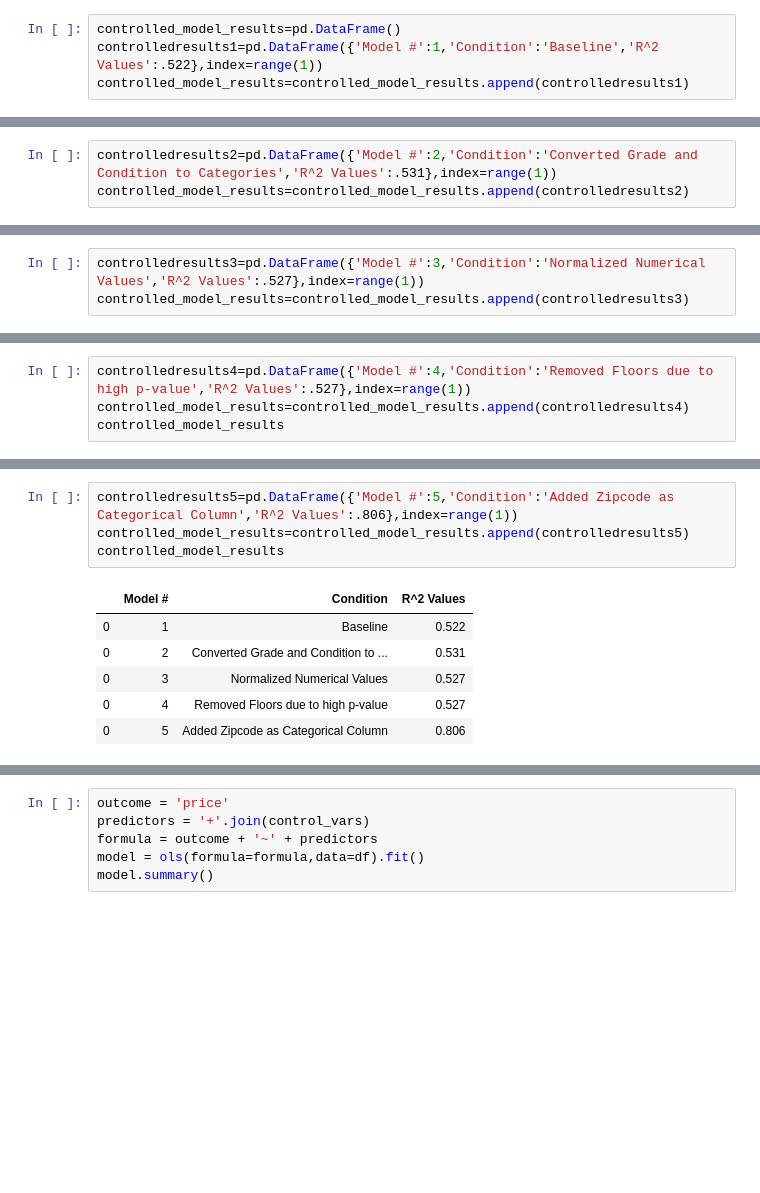
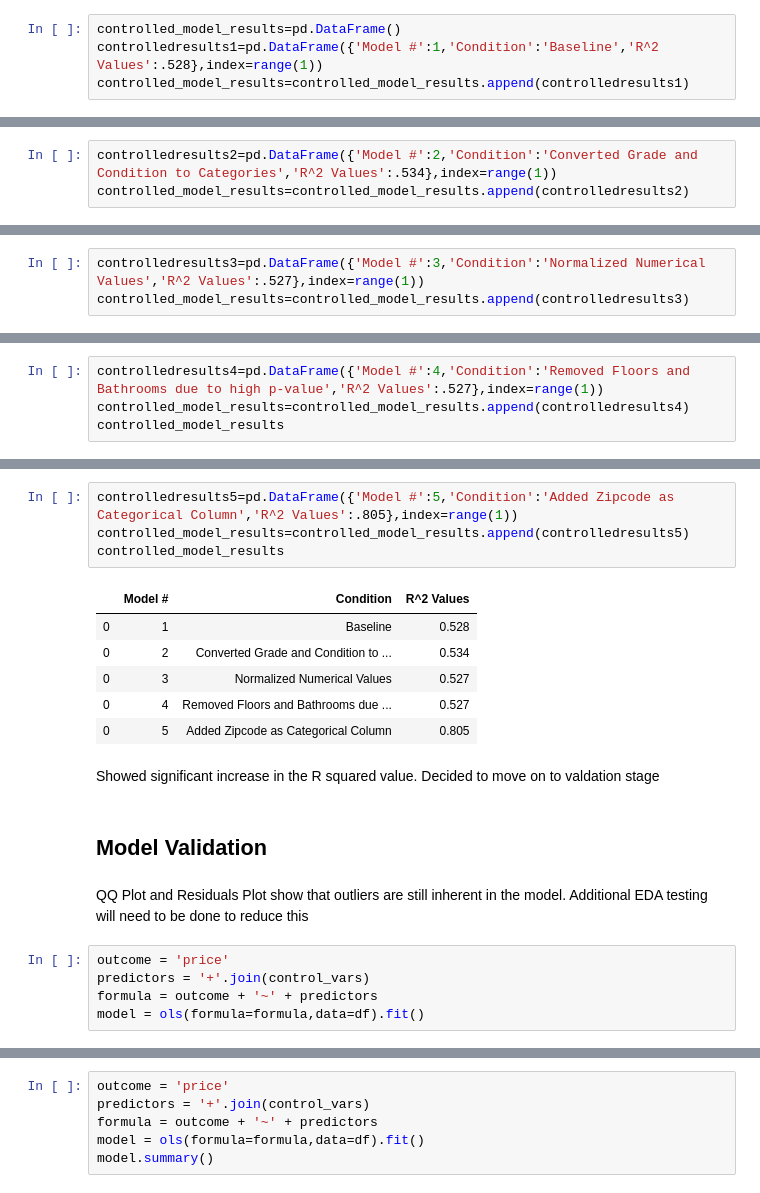
Before and after one commit to will4865/Predicting-Real-Estate-Prices, a Jupyter notebook: Untitled.ipynb, the cells around one changed output, grey strips where cells are left out. Cells and saved outputs as stored; diff of their text form; blank space fills up the shorter version.

```diff
--- a/Untitled.ipynb
+++ b/Untitled.ipynb
@@ -322,7 +447,7 @@ Warnings:
 strong multicollinearity or other numerical problems.
 # %%
 controlled_model_results=pd.DataFrame()
-controlledresults1=pd.DataFrame({'Model #':1,'Condition':'Baseline','R^2 Values':.522},index=range(1))
+controlledresults1=pd.DataFrame({'Model #':1,'Condition':'Baseline','R^2 Values':.528},index=range(1))
 controlled_model_results=controlled_model_results.append(controlledresults1)
 # %%
 controlled_model_results
@@ -370,7 +497,7 @@ Warnings:
 [2] The condition number is large, 1e+06. This might indicate that there are
 strong multicollinearity or other numerical problems.
 # %%
-controlledresults2=pd.DataFrame({'Model #':2,'Condition':'Converted Grade and Condition to Categories','R^2 Values':.531},index=range(1))
+controlledresults2=pd.DataFrame({'Model #':2,'Condition':'Converted Grade and Condition to Categories','R^2 Values':.534},index=range(1))
 controlled_model_results=controlled_model_results.append(controlledresults2)
 # %%
 controlled_model_results
@@ -485,6 +622,6 @@ Warnings:
 strong multicollinearity or other numerical problems.
 # %%
-controlledresults4=pd.DataFrame({'Model #':4,'Condition':'Removed Floors due to high p-value','R^2 Values':.527},index=range(1))
+controlledresults4=pd.DataFrame({'Model #':4,'Condition':'Removed Floors and Bathrooms due to high p-value','R^2 Values':.527},index=range(1))
 controlled_model_results=controlled_model_results.append(controlledresults4)
 controlled_model_results
 # %% [output]
@@ -535,13 +740,24 @@ Warnings:
 [2] The condition number is large, 3.63e+03. This might indicate that there are
 strong multicollinearity or other numerical problems.
 # %%
-controlledresults5=pd.DataFrame({'Model #':5,'Condition':'Added Zipcode as Categorical Column','R^2 Values':.806},index=range(1))
+controlledresults5=pd.DataFrame({'Model #':5,'Condition':'Added Zipcode as Categorical Column','R^2 Values':.805},index=range(1))
 controlled_model_results=controlled_model_results.append(controlledresults5)
 controlled_model_results
 # %% [output]
 |  | Model # | Condition | R^2 Values |
-| 0 | 1 | Baseline | 0.522 |
-| 0 | 2 | Converted Grade and Condition to ... | 0.531 |
+| 0 | 1 | Baseline | 0.528 |
+| 0 | 2 | Converted Grade and Condition to ... | 0.534 |
 | 0 | 3 | Normalized Numerical Values | 0.527 |
-| 0 | 4 | Removed Floors due to high p-value | 0.527 |
-| 0 | 5 | Added Zipcode as Categorical Column | 0.806 |
+| 0 | 4 | Removed Floors and Bathrooms due ... | 0.527 |
+| 0 | 5 | Added Zipcode as Categorical Column | 0.805 |
+# %% [markdown]
+Showed significant increase in the R squared value. Decided to move on to valdation stage
+# %% [markdown]
+## Model Validation
+# %% [markdown]
+QQ Plot and Residuals Plot show that outliers are still inherent in the model. Additional EDA testing will need to be done to reduce this
+# %%
+outcome = 'price'
+predictors = '+'.join(control_vars)
+formula = outcome + '~' + predictors
+model = ols(formula=formula,data=df).fit()
```
Also changed, not shown: parts of 105 cells of this notebook, 1 other file.
